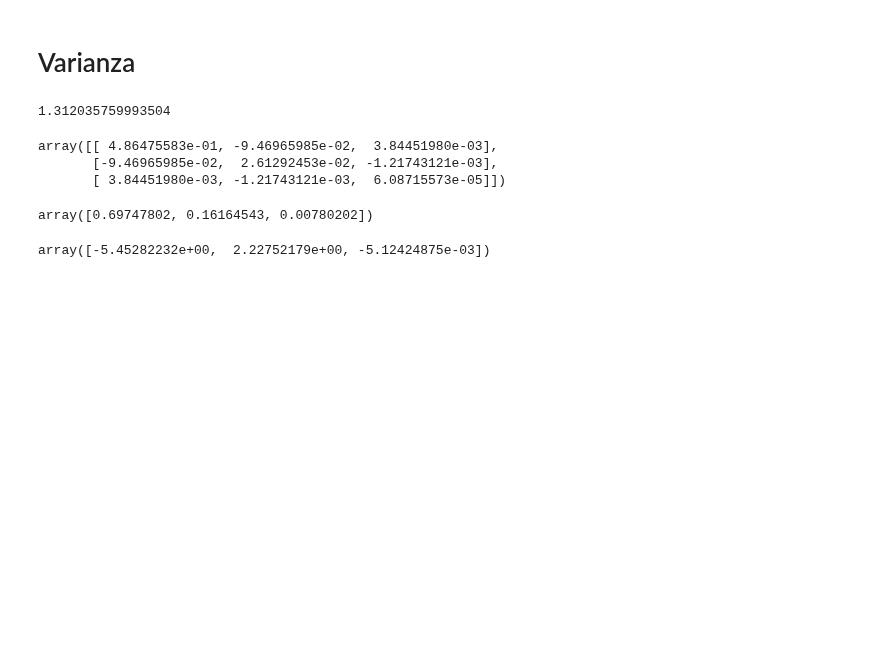
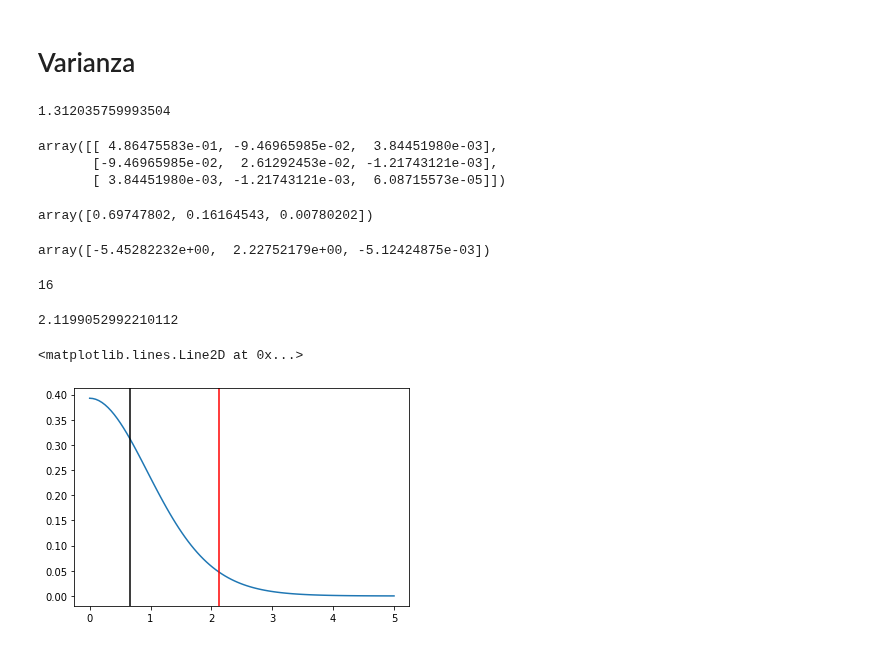
Before and after one commit to DanielBarrreto/Codigos_utiles, a Jupyter notebook: Week10/MinimosCuadrados.ipynb, the cells around one changed output. Saved outputs shown, nothing was run; the diff lists cells and outputs as text; code cells hidden in the pictures; blank space fills up the shorter version.

```diff
--- a/Week10/MinimosCuadrados.ipynb
+++ b/Week10/MinimosCuadrados.ipynb
@@ -131,3 +131,24 @@ array([0.69747802, 0.16164543, 0.00780202])
 param
 # %% [output]
 array([-5.45282232e+00,  2.22752179e+00, -5.12424875e-03])
+# %%
+#t-student observado
+tobs = np.abs( 0 - param[-1] )/std[-1]
+# %%
+df = N - len(param) - 1
+df
+# %% [output]
+16
+# %%
+tcritico = t.ppf(0.975,df=df)
+tcritico
+# %% [output]
+2.1199052992210112
+# %%
+_x = np.linspace(0,5,100)
+plt.plot(_x,t.pdf(_x,df=df))
+plt.axvline(x=tcritico,color='r')
+plt.axvline(x=tobs,color='k')
+# %% [output]
+<matplotlib.lines.Line2D at 0x...>
+[figure, added]
```
